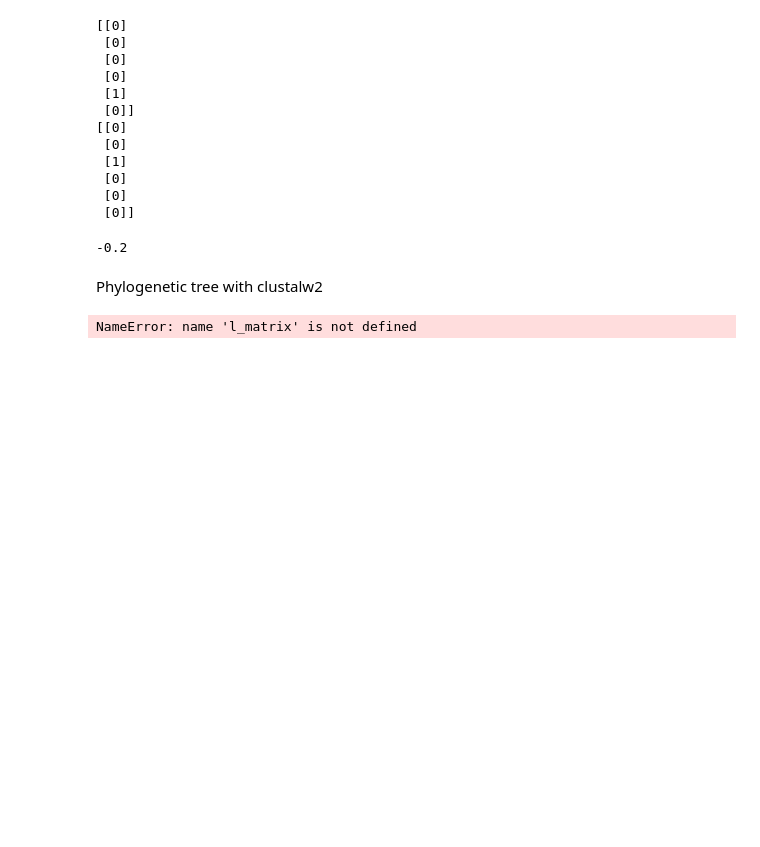
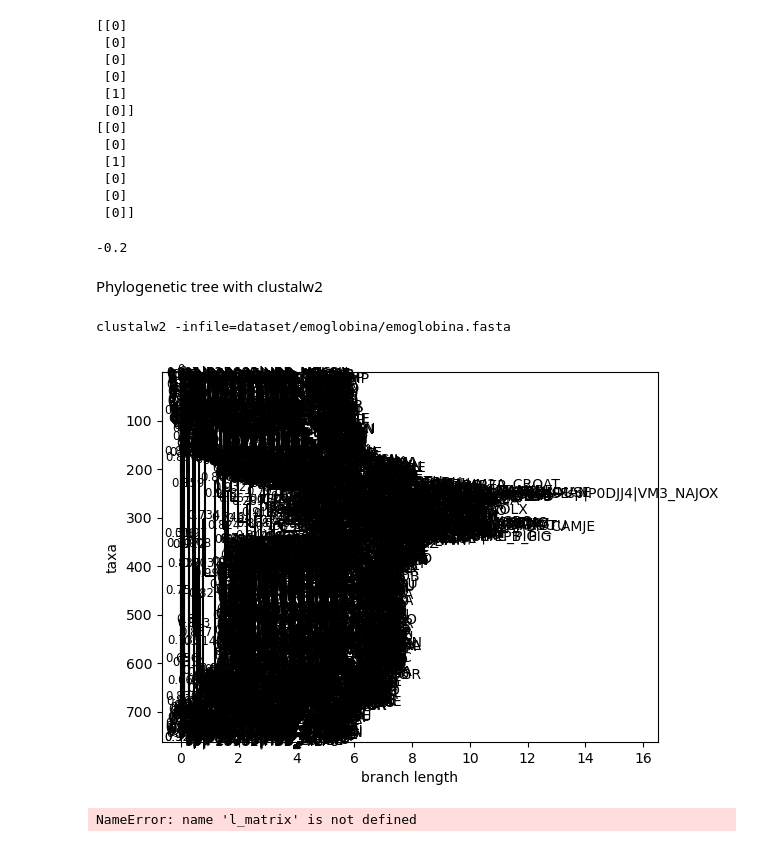
Before and after one commit to matteotolloso/BioEmbedding, a Jupyter notebook: hierarchical.ipynb, the cells around one changed output. Saved outputs shown, nothing was run; the diff lists cells and outputs as text; code cells hidden in the pictures; blank space fills up the shorter version.

Commit message:
tests on phylogentic tree

```diff
--- a/hierarchical.ipynb
+++ b/hierarchical.ipynb
@@ -167,9 +167,21 @@ from Bio import Phylo
 import autoembedding.utils as utils
 from ete3 import ClusterTree
 
-#cmd =  ClustalwCommandline("clustalw2", infile="dataset/NEIS2157.fasta", outfile="dataset/NEIS2157_aligned.aln")
-#stdout, stderr = cmd()
-#tree = Phylo.read("dataset/NEIS2157.dnd", format="newick")
+cmd =  ClustalwCommandline("clustalw2", infile="dataset/emoglobina/emoglobina.fasta")
+# stdout, stderr = cmd()
+# tree = Phylo.read("dataset/emoglobina/emoglobina.dnd", format="newick")
+
+print(cmd)
+# %% [output]
+clustalw2 -infile=dataset/emoglobina/emoglobina.fasta
+# %%
+from Bio import Phylo
+tree = Phylo.read("dataset/emoglobina/emoglobina.dnd", format="newick")
+
+tree
+Phylo.draw(tree)
+# %% [output]
+[figure, added]
 # %%
 
 
```
Also changed, not shown: 9 other files.
